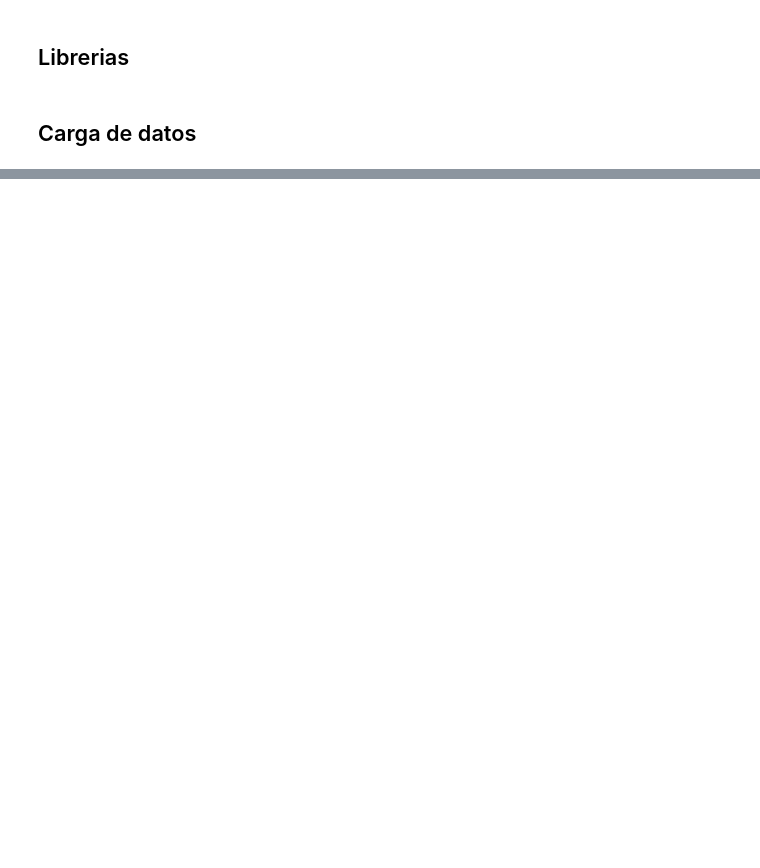
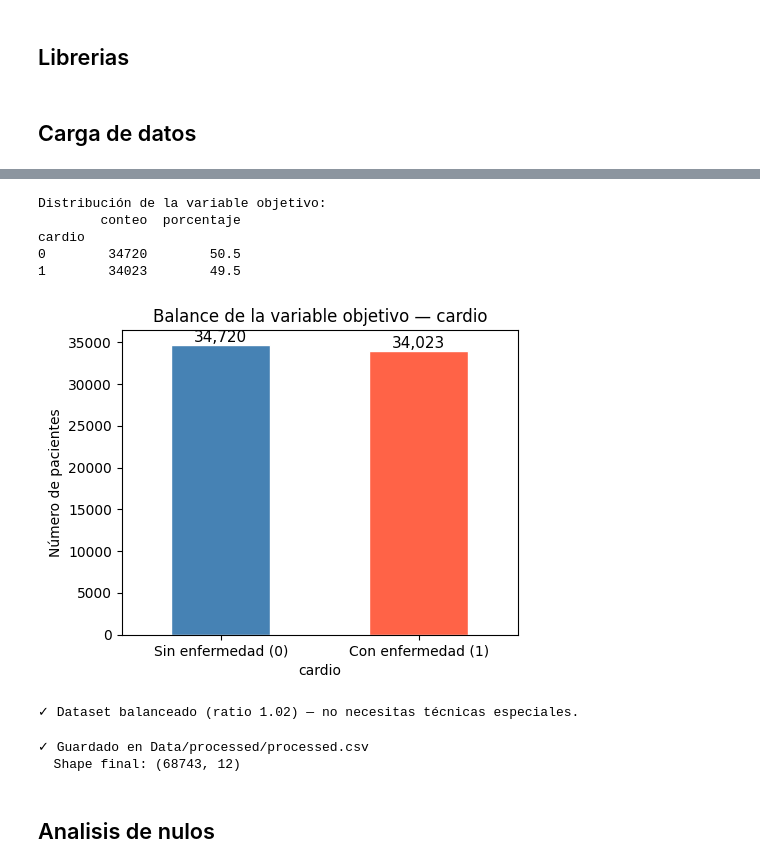
Before and after one commit to anacolinaarismendi/Cardiovascular-Disease, a Jupyter notebook: Notebooks/02_preprocesamiento.ipynb, the cells around one changed output, grey strips where cells are left out. Saved outputs shown, nothing was run; the diff lists cells and outputs as text; code cells hidden in the pictures; blank space fills up the shorter version.

Commit message:
Add processed CSV file to the repository

```diff
--- a/Notebooks/02_preprocesamiento.ipynb
+++ b/Notebooks/02_preprocesamiento.ipynb
@@ -34,0 +181,12 @@ FileNotFoundError: [Errno 2] No such file or directory: '../Data/heart.csv'
+# %%
+# Convertir a tipo category para que pandas las trate correctamente
+cols_categoricas = ['gender', 'cholesterol', 'gluc', 'smoke', 'alco', 'active', 'cardio']
+
+for col in cols_categoricas:
+    df[col] = df[col].astype('category')
+
+print("Tipos de datos actualizados:")
+print(df.dtypes)
+print("\nValores únicos por categórica:")
+for col in cols_categoricas:
+    print(f"  {col}: {sorted(df[col].cat.categories.tolist())}")
@@ -34,0 +211,46 @@ FileNotFoundError: [Errno 2] No such file or directory: '../Data/heart.csv'
+# %%
+conteo = df['cardio'].value_counts()
+porcentaje = df['cardio'].value_counts(normalize=True) * 100
+
+print("Distribución de la variable objetivo:")
+print(pd.DataFrame({'conteo': conteo, 'porcentaje': porcentaje.round(1)}))
+
+# Visualización
+fig, ax = plt.subplots(figsize=(5, 4))
+conteo.plot(kind='bar', ax=ax, color=['steelblue', 'tomato'], edgecolor='white')
+ax.set_xticklabels(['Sin enfermedad (0)', 'Con enfermedad (1)'], rotation=0)
+ax.set_title('Balance de la variable objetivo — cardio')
+ax.set_ylabel('Número de pacientes')
+for p in ax.patches:
+    ax.annotate(f'{p.get_height():,.0f}',
+                (p.get_x() + p.get_width() / 2, p.get_height()),
+                ha='center', va='bottom', fontsize=11)
+plt.tight_layout()
+plt.show()
+
+# Conclusión automática
+ratio = conteo.max() / conteo.min()
+if ratio < 1.2:
+    print(f"\n✓ Dataset balanceado (ratio {ratio:.2f}) — no necesitas técnicas especiales.")
+else:
+    print(f"\n⚠ Desequilibrio detectado (ratio {ratio:.2f}) — usa stratify en train_test_split.")
+# %% [output]
+Distribución de la variable objetivo:
+        conteo  porcentaje
+cardio
+0        34720        50.5
+1        34023        49.5
+[figure, added]
+✓ Dataset balanceado (ratio 1.02) — no necesitas técnicas especiales.
+# %%
+import os
+os.makedirs('../Data/processed', exist_ok=True)
+
+df.to_csv('../Data/processed/processed.csv', index=False)
+print("✓ Guardado en Data/processed/processed.csv")
+print(f"  Shape final: {df.shape}")
+# %% [output]
+✓ Guardado en Data/processed/processed.csv
+  Shape final: (68743, 12)
+# %% [markdown]
+## Analisis de nulos
```
Also changed, not shown: parts of 16 cells of this notebook, 1 other file.
